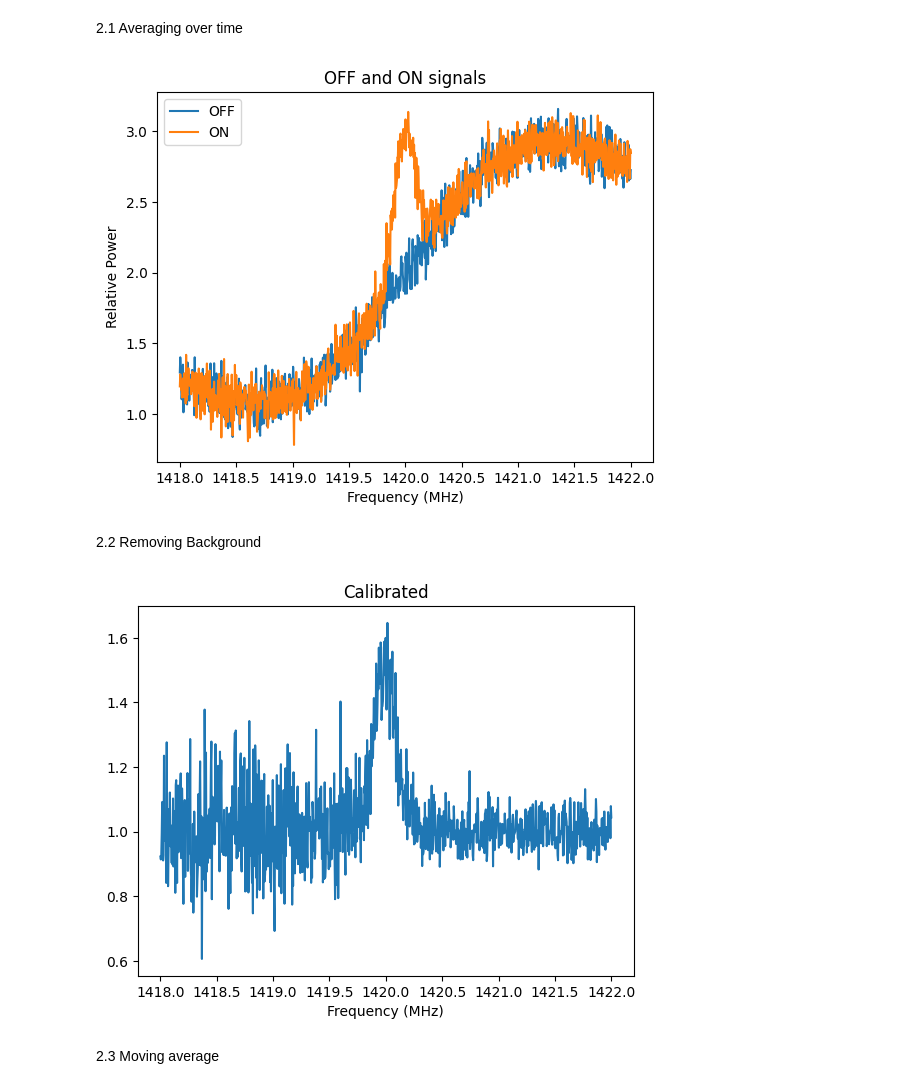
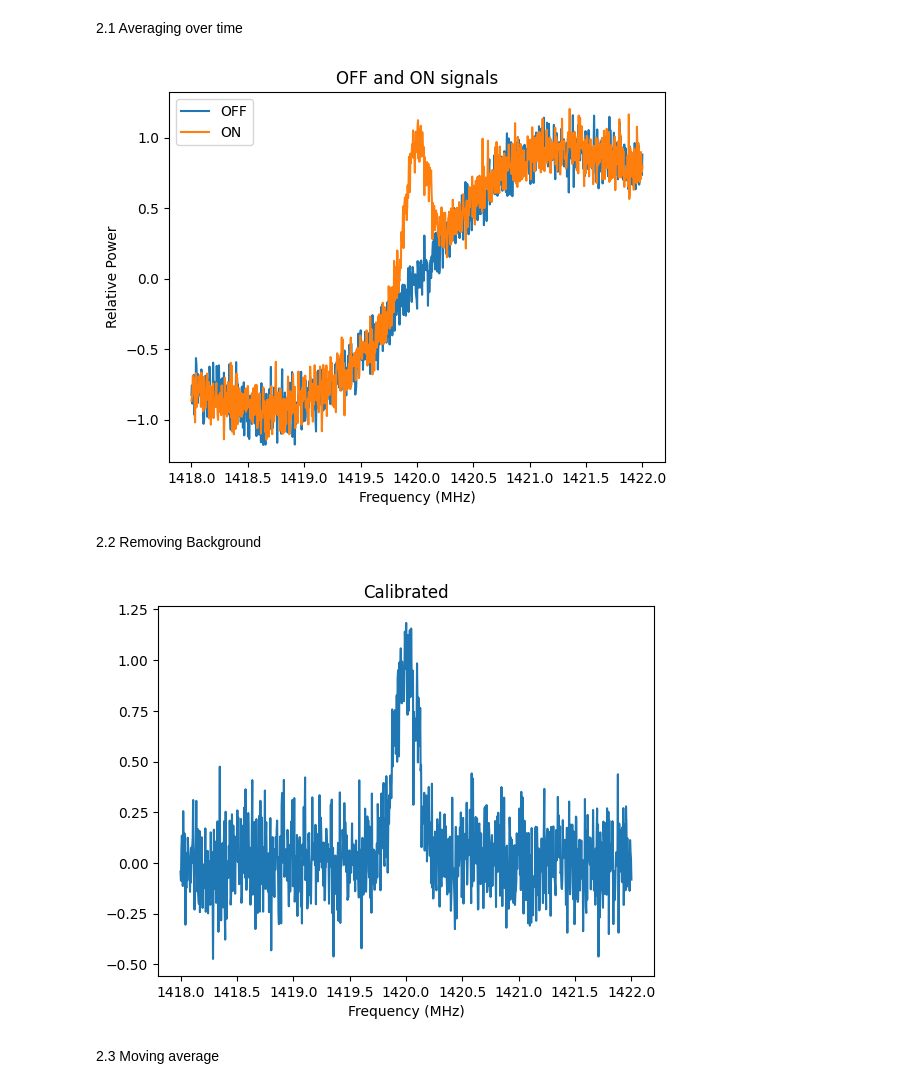
Before and after one commit to PanagiotisPetrid/ASTRO-BEAM-PanagiotisPetridis, a Jupyter notebook: ASTRO_BEAM_recruitment.ipynb, the cells around one changed output. Drawn from its saved outputs; the diff is of its cells as text; code cells hidden in the pictures.

```diff
--- a/ASTRO_BEAM_recruitment.ipynb
+++ b/ASTRO_BEAM_recruitment.ipynb
@@ -193,15 +198,14 @@ freq_range = np.linspace(1418, 1422, n_samples)  # We create an evenly spaced li
 # Creating "OFF" signal according to previous steps
 background_signal_OFF = (np.sin(2 * np.pi * 0.1 * freq_range) + 0.3 * np.sin(2 * np.pi * 0.3 * freq_range))
 noise = np.random.normal(0, 0.1, len(background_signal_OFF))
-signal_OFF = background_signal_OFF + noise + 2 #We add 2 to every element of the list so that we only have positive energy,
-                                               #resulting in meaningful calibration (the relative power is arbitrary, either way)
+signal_OFF = background_signal_OFF + noise
 
 #Create "ON" signal according to previous steps
 background_signal_ON = background_signal_OFF
 spectral_line_shape = np.exp(-0.5 * ((freq_range - 1420) / 0.1)**2)
 background_signal_ON += spectral_line_shape
 noise = np.random.normal(0, 0.1, len(background_signal_ON))
-signal_ON = background_signal_ON + noise + 2 #We add 2 according to the comment made above
+signal_ON = background_signal_ON + noise
 
 #Plot both the signals
 plt.plot(freq_range, signal_OFF, label="OFF")
@@ -212,20 +216,20 @@ plt.ylabel("Relative Power")
 plt.legend()
 plt.show()
 # %% [output]
-[figure, old version]
+[figure, new version]
 # %% [markdown]
 2.2 Removing Background
 # %%
-#Use on/off calibration to calibrate
-calibrated_signal = signal_ON / signal_OFF
+#Use on - off calibration to calibrate
+calibrated_signal = signal_ON - signal_OFF
 
 #Plot the calibrated signal
 plt.plot(freq_range, calibrated_signal)
 plt.title("Calibrated")
 plt.xlabel("Frequency (MHz)")
 plt.show()
 # %% [output]
-[figure, old version]
+[figure, new version]
 # %% [markdown]
 2.3 Moving average
 # %%
```
Also changed, not shown: parts of 14 cells of this notebook.
